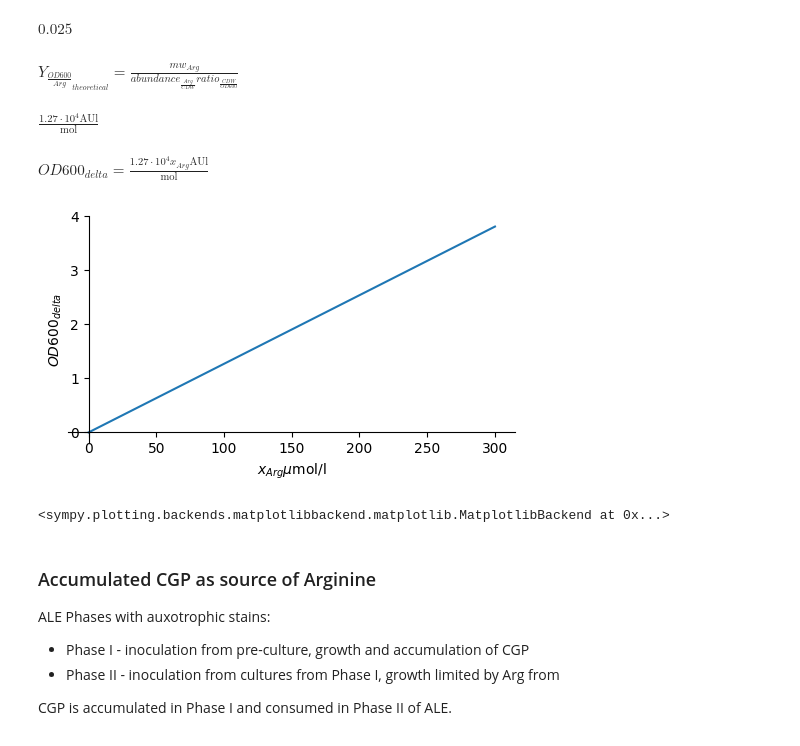
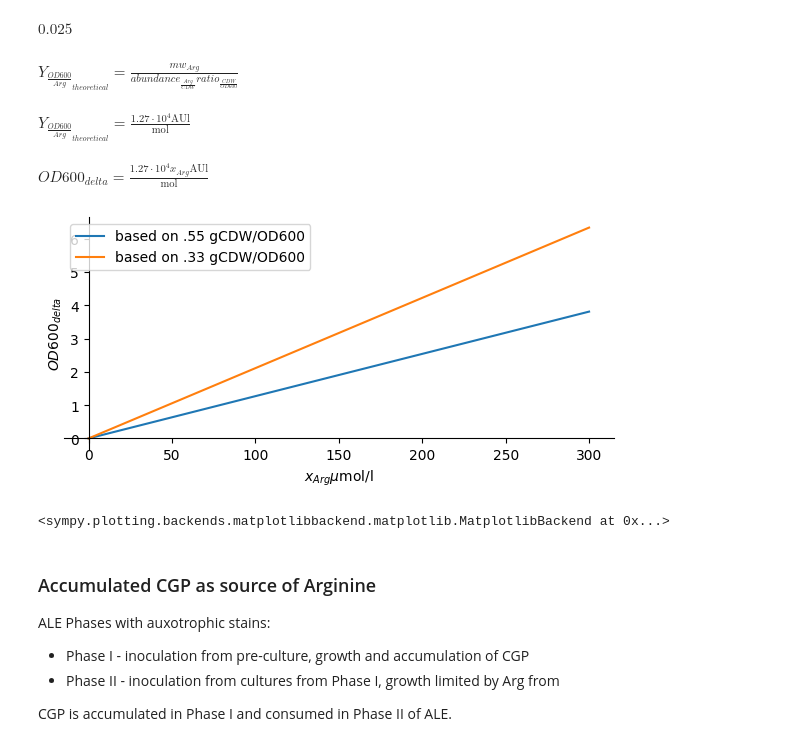
Before and after one commit to p7k/nu_tyo_lab_analysis, a Jupyter notebook: nb/exp/math_cgp_yields.ipynb, the cells around one changed output. Drawn from its saved outputs; the diff is of its cells as text; code cells hidden in the pictures.

```diff
--- a/nb/exp/math_cgp_yields.ipynb
+++ b/nb/exp/math_cgp_yields.ipynb
@@ -56,7 +56,7 @@ x_Arg = Real(r'x_{Arg}')
 x_CGP = Real(r'x_{CGP}')
 
 # optical density
-OD_initial, OD_final, OD_delta = Real(r'OD600_{init}, OD600_{final}, OD600_{delta}')
+OD, OD_initial, OD_delta = Real(r'OD600, OD600_{0}, OD600_{delta}')
 
 # yields
 Y_OD_from_x = Real(r'Y_{\frac{OD600}{x}}')
@@ -113,27 +119,40 @@ $\displaystyle abundance_{\frac{Arg}{CDW}} = abundance_{\frac{Arg}{prot}} abunda
 $\displaystyle 0.025$
 # %%
 eq_Y_OD_from_arg = Eq(Y_OD_from_Arg_theor, mw_Arg / (ab_CDW_per_OD600 * ab_Arg_in_CDW))
-consts[Y_OD_from_Arg_theor] = N3(eq_Y_OD_from_arg.rhs.subs(consts))
+_eq_Y_OD_from_arg_theor = N3(eq_Y_OD_from_arg.subs(consts))
+consts[Y_OD_from_Arg_theor] = _eq_Y_OD_from_arg_theor.rhs
 
-display(eq_Y_OD_from_arg, consts[Y_OD_from_Arg_theor])
+display(eq_Y_OD_from_arg, _eq_Y_OD_from_arg_theor)
 # %% [output]
 $\displaystyle Y_{\frac{OD600}{Arg}_{theoretical}} = \frac{mw_{Arg}}{abundance_{\frac{Arg}{CDW}} ratio_{\frac{CDW}{OD600}}}$
-$\displaystyle \frac{1.27 \cdot 10^{4} \text{AU} \text{l}}{\text{mol}}$
+$\displaystyle Y_{\frac{OD600}{Arg}_{theoretical}} = \frac{1.27 \cdot 10^{4} \text{AU} \text{l}}{\text{mol}}$
 # %%
 (eq_OD_delta_x_Arg__theor := eq_OD_delta.subs({x: x_Arg, Y_OD_from_x: consts[Y_OD_from_Arg_theor]}))
 # %% [output]
 $\displaystyle OD600_{delta} = \frac{1.27 \cdot 10^{4} x_{Arg} \text{AU} \text{l}}{\text{mol}}$
 # %%
 # plot of theoretical OD600 from x_Arg
+# NOTE after we changed to .55 gCDW/OD600, the theoretical yield reduced, because we need more arginine to make the same amount of biomass.
 plot(
+    # based on the more recent .55 gCDW/OD600 [gCDW/Liter/au] ratio
     eq_OD_delta_x_Arg__theor.rhs.subs(consts) * (micro * mol / liter) / au,
+    # based on the older       .33 gCDW/OD600 [gCDW/Liter/au] ratio
+    eq_OD_delta.rhs.subs({
+        x: x_Arg,
+        Y_OD_from_x: eq_Y_OD_from_arg.rhs.subs({ab_CDW_per_OD600: .33 * (gram / liter) / au}),
+    }).subs(consts) * (micro * mol / liter) / au,
     (x_Arg, 0, 300),
     xlabel=x_Arg * micro * mol / liter,
     ylabel=OD_delta,
-    size=(5, 3),
+    label=(
+        'based on .55 gCDW/OD600',
+        'based on .33 gCDW/OD600',
+    ),
+    legend=True,
+    size=(6, 3),
 )
 # %% [output]
-[figure, old version]
+[figure, new version]
 <sympy.plotting.backends.matplotlibbackend.matplotlib.MatplotlibBackend at 0x...>
 # %% [markdown]
 ### Accumulated CGP as source of Arginine
```
Also changed, not shown: parts of 21 cells of this notebook, 11 other files.
